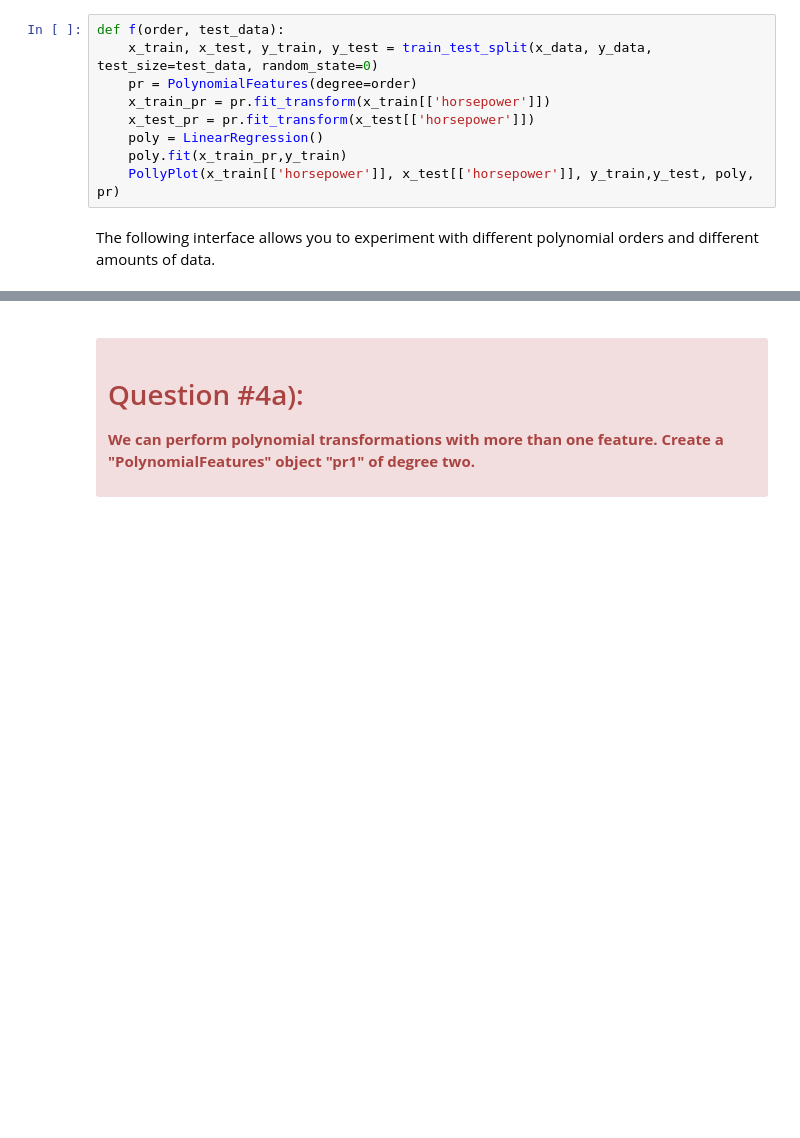
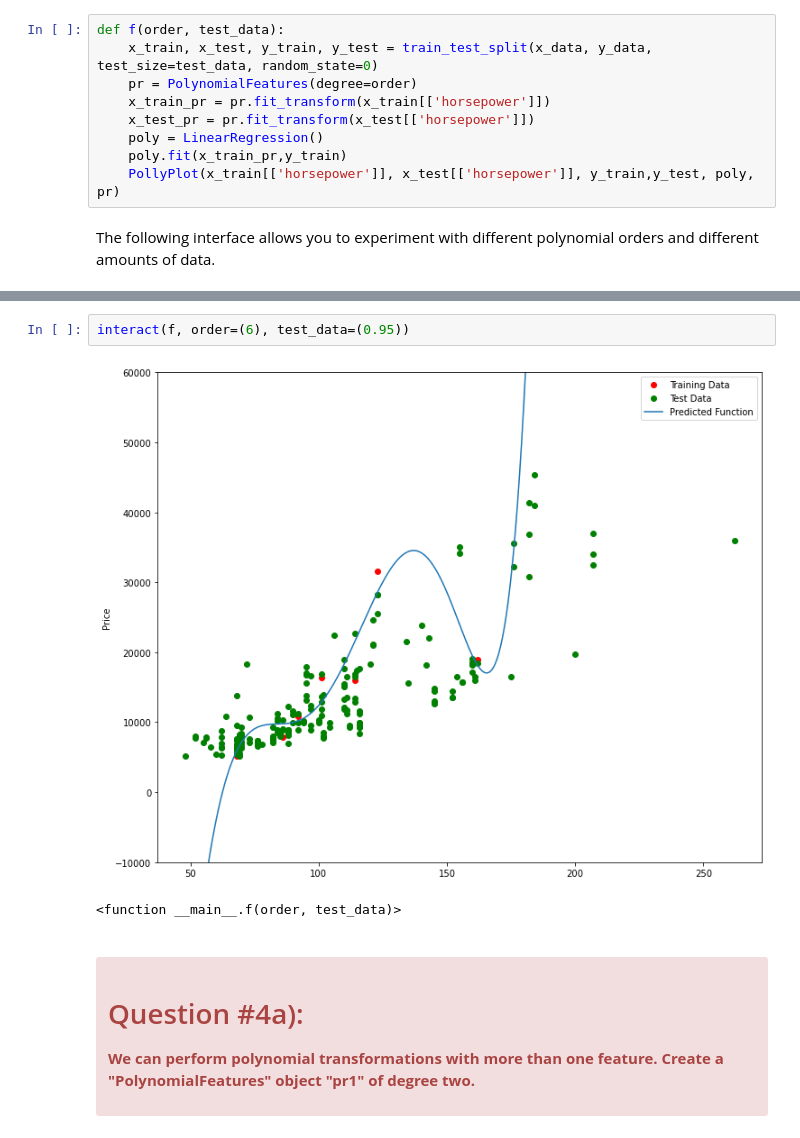
Before and after one commit to Alex-Kul777/MyFirstTestRepo, a Jupyter notebook: DA0101EN-5-Review-Model-Evaluation-and-Refinement.ipynb, the cells around one changed output, grey strips where cells are left out. Drawn from its saved outputs; the diff is of its cells as text; blank space fills up the shorter version.

```diff
--- a/DA0101EN-5-Review-Model-Evaluation-and-Refinement.ipynb
+++ b/DA0101EN-5-Review-Model-Evaluation-and-Refinement.ipynb
@@ -356,3 +441,8 @@ interact(f, order=(0, 6, 1), test_data=(0.05, 0.95, 0.05))
+# %%
+interact(f, order=(6), test_data=(0.95))
+# %% [output]
+[figure, added]
+<function __main__.f(order, test_data)>
 # %% [markdown]
 <div class="alert alert-danger alertdanger" style="margin-top: 20px">
 <h1> Question  #4a):</h1>
```
Also changed, not shown: parts of 50 cells of this notebook.
